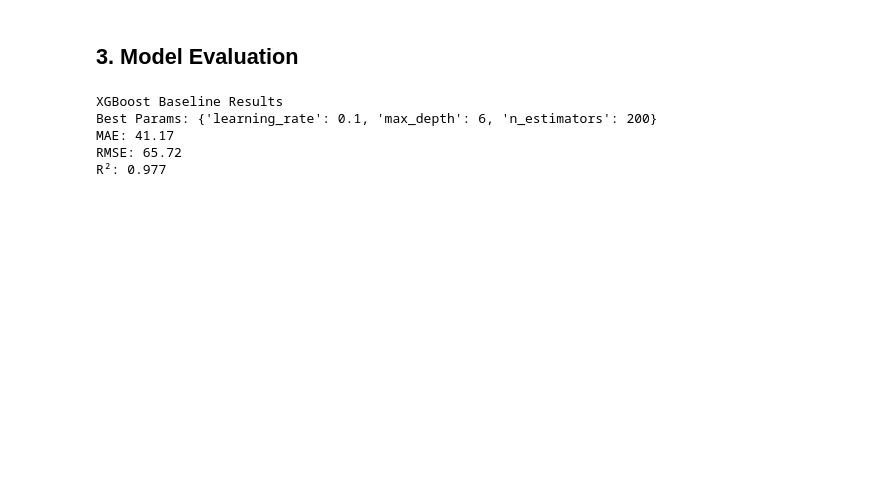
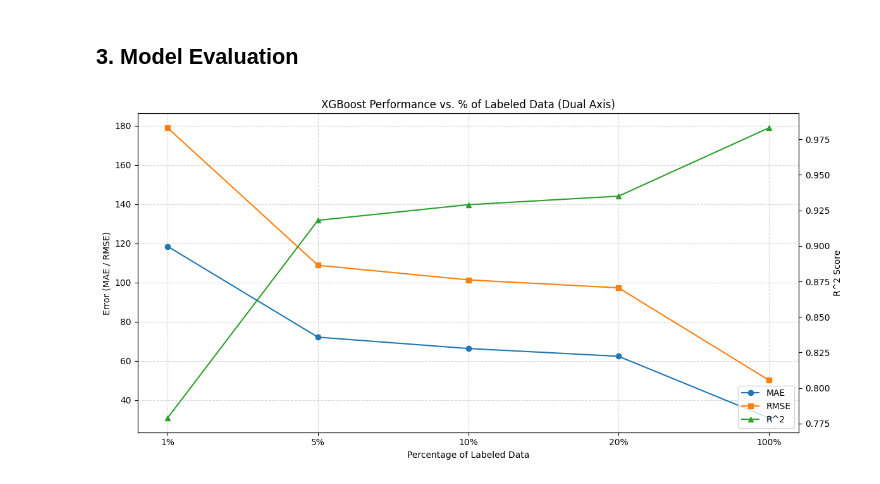
Before and after one commit to npinto97/S2R-Wind, a Jupyter notebook: notebooks/3_2_xgboost.ipynb, the cells around one changed output. Drawn from its saved outputs; the diff is of its cells as text; code cells hidden in the pictures; blank space fills up the shorter version.

```diff
--- a/notebooks/3_2_xgboost.ipynb
+++ b/notebooks/3_2_xgboost.ipynb
@@ -9 +24,4 @@ wtb_features = pd.read_csv("../data/processed/wtb_features.csv")
+# %%
+PERCENTAGES = [0.01, 0.05, 0.1, 0.2, 1.0]
+RANDOM_STATE = 42
 # %% [markdown]
@@ -11,8 +29,11 @@ wtb_features = pd.read_csv("../data/processed/wtb_features.csv")
+# %%
+df = pd.read_csv("../data/processed/wtb_features.csv")
+df = df.sort_values("Timestamp")
 # %%
-wtb_features = wtb_features.sort_values("Timestamp")
-
 target = 'Patv'
 drop_cols = ['Patv', 'Timestamp', 'TurbID']
-X = wtb_features.drop(columns=drop_cols)
-y = wtb_features[target]
+X = df.drop(columns=drop_cols)
+y = df[target]
+
+results = {}
 # %% [markdown]
@@ -50,19 +116,31 @@ Fitting 5 folds for each of 8 candidates, totalling 40 fits
 # %% [markdown]
 ## 3. Model Evaluation
 # %%
-mae = mean_absolute_error(y, y_pred)
-rmse = root_mean_squared_error(y, y_pred)
-r2 = r2_score(y, y_pred)
+labels = list(results.keys())
+maes = [results[k]['MAE'] for k in labels]
+rmses = [results[k]['RMSE'] for k in labels]
+r2s = [results[k]['R2'] for k in labels]
 
-print("XGBoost Baseline Results")
-print(f"Best Params: {grid_search.best_params_}")
-print(f"MAE: {mae:.2f}")
-print(f"RMSE: {rmse:.2f}")
-print(f"R²: {r2:.3f}")
+fig, ax1 = plt.subplots(figsize=(12, 6))
+ax1.set_xlabel("Percentage of Labeled Data")
+ax1.set_ylabel("Error (MAE / RMSE)")
+ax1.plot(labels, maes, marker='o', label="MAE", color='tab:blue')
+ax1.plot(labels, rmses, marker='s', label="RMSE", color='tab:orange')
+ax1.tick_params(axis='y')
+ax1.grid(True, linestyle='--', alpha=0.5)
+
+ax2 = ax1.twinx()
+ax2.set_ylabel("R^2 Score")
+ax2.plot(labels, r2s, marker='^', label="R^2", color='tab:green')
+ax2.tick_params(axis='y')
+
+lines1, labels1 = ax1.get_legend_handles_labels()
+lines2, labels2 = ax2.get_legend_handles_labels()
+ax1.legend(lines1 + lines2, labels1 + labels2, loc='lower right')
+
+plt.title("XGBoost Performance vs. % of Labeled Data (Dual Axis)")
+plt.tight_layout()
+plt.show()
 # %% [output]
-XGBoost Baseline Results
-Best Params: {'learning_rate': 0.1, 'max_depth': 6, 'n_estimators': 200}
-MAE: 41.17
-RMSE: 65.72
-R²: 0.977
+[figure, added]
 # %% [markdown]
```
Also changed, not shown: parts of 16 cells of this notebook, 1 other file.
